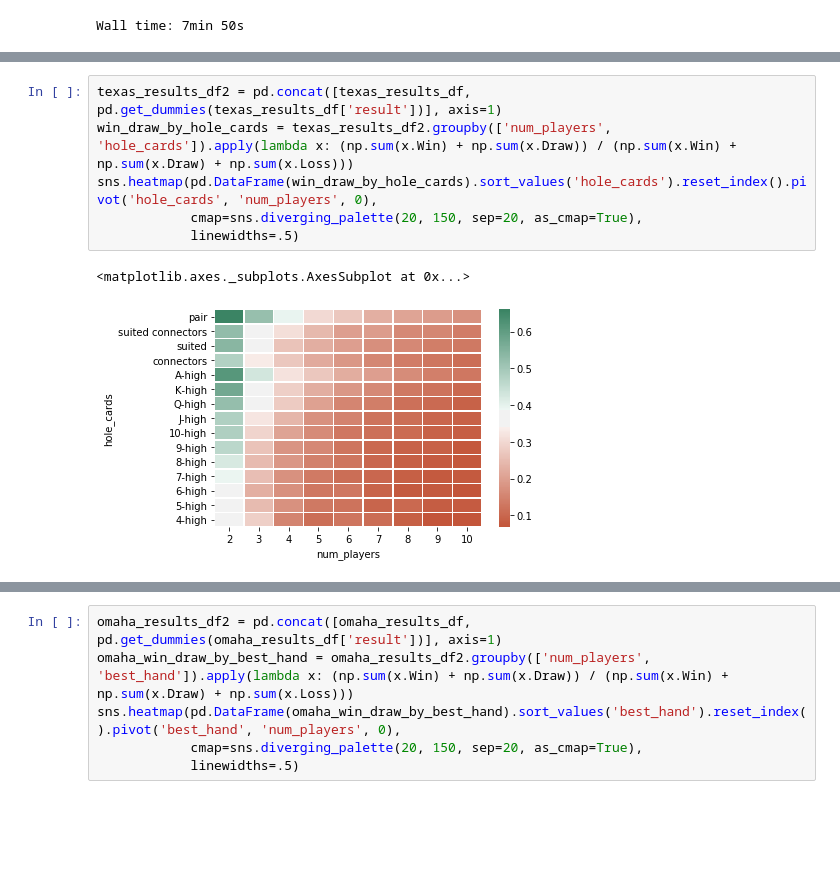
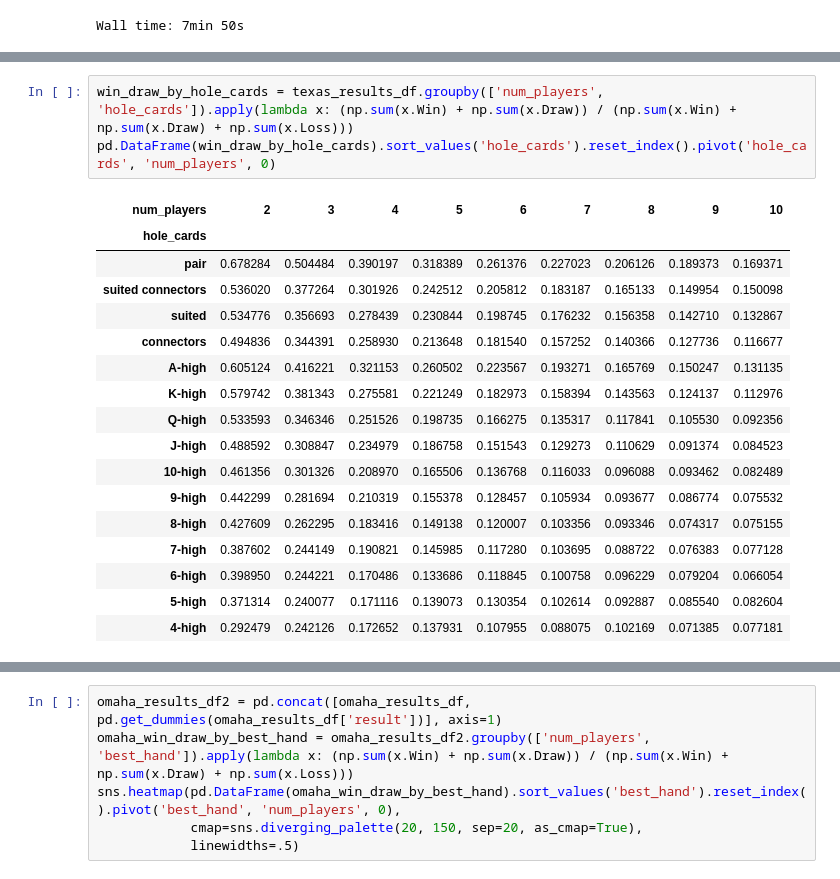
Before and after one commit to rahosbach/texas-holdem-simulator, a Jupyter notebook: texas_holdem_sim.ipynb, the cells around one changed output, grey strips where cells are left out. Cells and saved outputs as stored; diff of their text form; blank space fills up the shorter version.

```diff
--- a/texas_holdem_sim.ipynb
+++ b/texas_holdem_sim.ipynb
@@ -619,9 +623,21 @@ print(omaha_results_df.head())
 # %%
-texas_results_df2 = pd.concat([texas_results_df, pd.get_dummies(texas_results_df['result'])], axis=1)
-win_draw_by_hole_cards = texas_results_df2.groupby(['num_players', 'hole_cards']).apply(lambda x: (np.sum(x.Win) + np.sum(x.Draw)) / (np.sum(x.Win) + np.sum(x.Draw) + np.sum(x.Loss)))
-sns.heatmap(pd.DataFrame(win_draw_by_hole_cards).sort_values('hole_cards').reset_index().pivot('hole_cards', 'num_players', 0),
-            cmap=sns.diverging_palette(20, 150, sep=20, as_cmap=True),
-            linewidths=.5)
+win_draw_by_hole_cards = texas_results_df.groupby(['num_players', 'hole_cards']).apply(lambda x: (np.sum(x.Win) + np.sum(x.Draw)) / (np.sum(x.Win) + np.sum(x.Draw) + np.sum(x.Loss)))
+pd.DataFrame(win_draw_by_hole_cards).sort_values('hole_cards').reset_index().pivot('hole_cards', 'num_players', 0)
 # %% [output]
-<matplotlib.axes._subplots.AxesSubplot at 0x...>
-[figure, removed]
+| num_players | 2 | 3 | 4 | 5 | 6 | 7 | 8 | 9 | 10 |
+| hole_cards |  |  |  |  |  |  |  |  |  |
+| pair | 0.678284 | 0.504484 | 0.390197 | 0.318389 | 0.261376 | 0.227023 | 0.206126 | 0.189373 | 0.169371 |
+| suited connectors | 0.536020 | 0.377264 | 0.301926 | 0.242512 | 0.205812 | 0.183187 | 0.165133 | 0.149954 | 0.150098 |
+| suited | 0.534776 | 0.356693 | 0.278439 | 0.230844 | 0.198745 | 0.176232 | 0.156358 | 0.142710 | 0.132867 |
+| connectors | 0.494836 | 0.344391 | 0.258930 | 0.213648 | 0.181540 | 0.157252 | 0.140366 | 0.127736 | 0.116677 |
+| A-high | 0.605124 | 0.416221 | 0.321153 | 0.260502 | 0.223567 | 0.193271 | 0.165769 | 0.150247 | 0.131135 |
+| K-high | 0.579742 | 0.381343 | 0.275581 | 0.221249 | 0.182973 | 0.158394 | 0.143563 | 0.124137 | 0.112976 |
+| Q-high | 0.533593 | 0.346346 | 0.251526 | 0.198735 | 0.166275 | 0.135317 | 0.117841 | 0.105530 | 0.092356 |
+| J-high | 0.488592 | 0.308847 | 0.234979 | 0.186758 | 0.151543 | 0.129273 | 0.110629 | 0.091374 | 0.084523 |
+| 10-high | 0.461356 | 0.301326 | 0.208970 | 0.165506 | 0.136768 | 0.116033 | 0.096088 | 0.093462 | 0.082489 |
+| 9-high | 0.442299 | 0.281694 | 0.210319 | 0.155378 | 0.128457 | 0.105934 | 0.093677 | 0.086774 | 0.075532 |
+| 8-high | 0.427609 | 0.262295 | 0.183416 | 0.149138 | 0.120007 | 0.103356 | 0.093346 | 0.074317 | 0.075155 |
+| 7-high | 0.387602 | 0.244149 | 0.190821 | 0.145985 | 0.117280 | 0.103695 | 0.088722 | 0.076383 | 0.077128 |
+| 6-high | 0.398950 | 0.244221 | 0.170486 | 0.133686 | 0.118845 | 0.100758 | 0.096229 | 0.079204 | 0.066054 |
+| 5-high | 0.371314 | 0.240077 | 0.171116 | 0.139073 | 0.130354 | 0.102614 | 0.092887 | 0.085540 | 0.082604 |
+| 4-high | 0.292479 | 0.242126 | 0.172652 | 0.137931 | 0.107955 | 0.088075 | 0.102169 | 0.071385 | 0.077181 |
```
Also changed, not shown: parts of 19 cells of this notebook.
